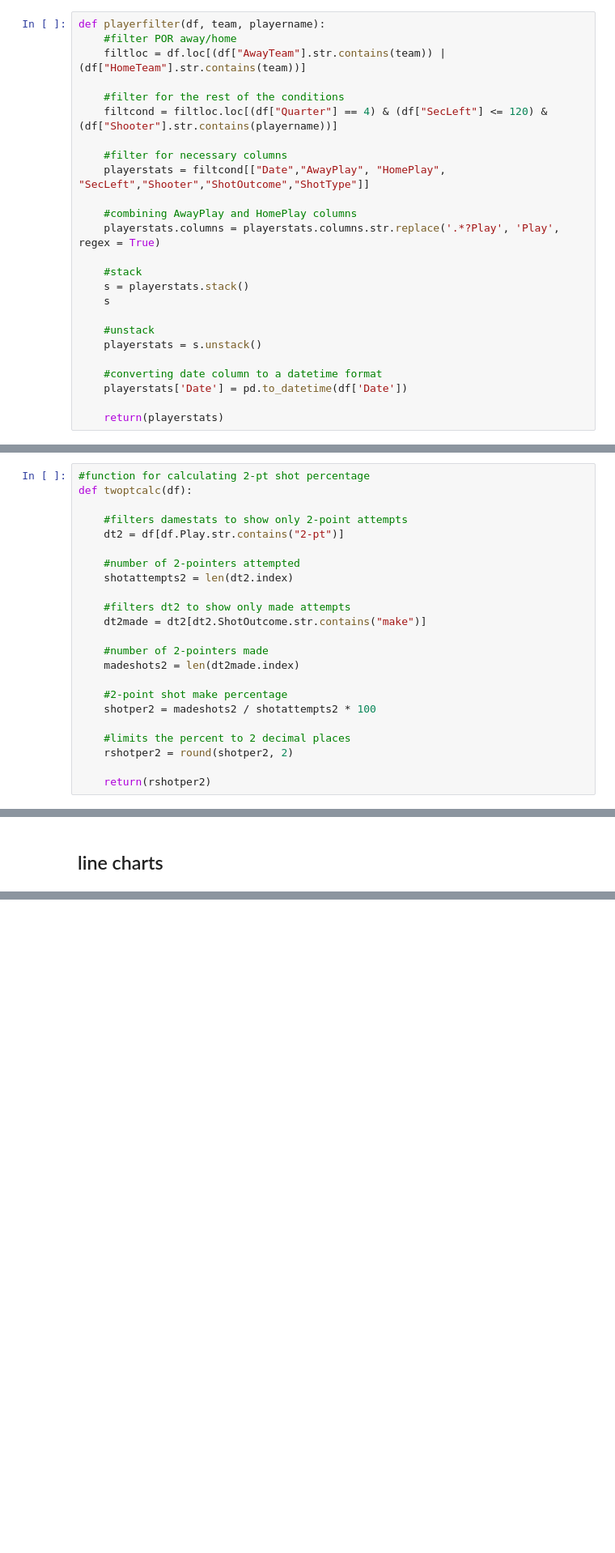
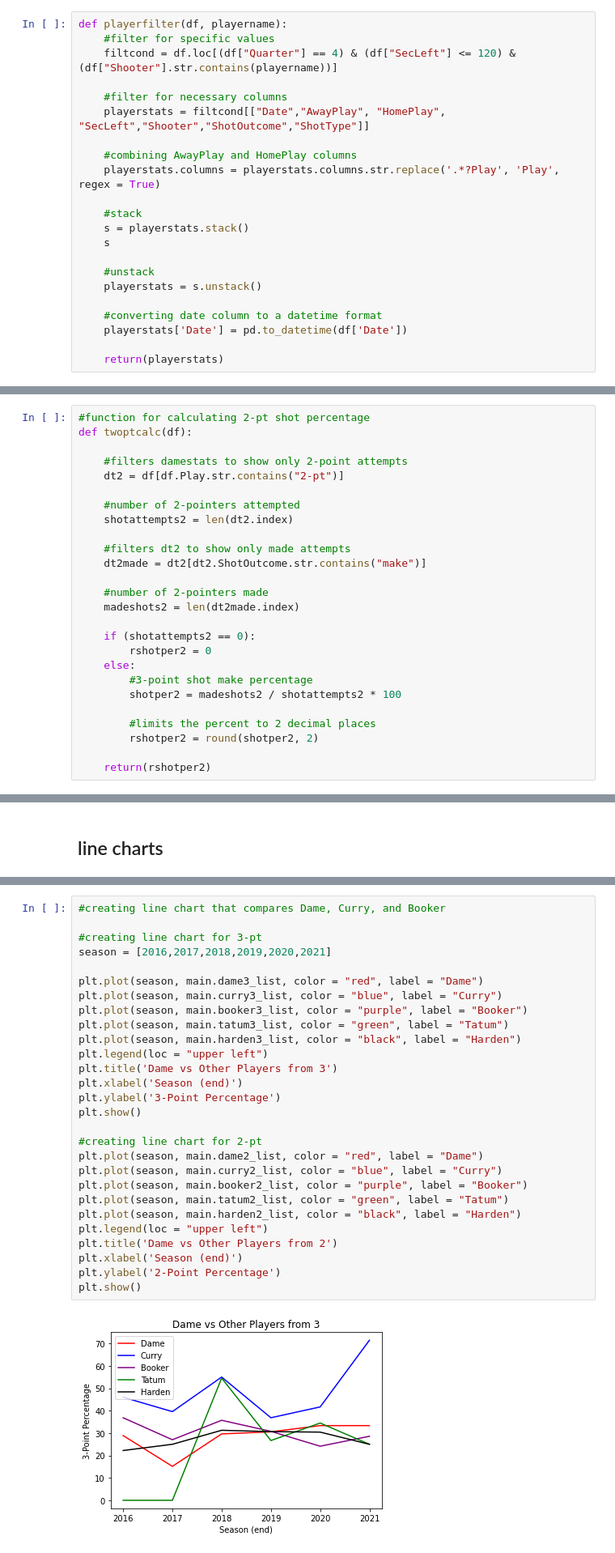
Before and after one commit to VictorTu2/DameTime, a Jupyter notebook: DameTime Compared to Other Players.ipynb, the cells around one changed output, grey strips where cells are left out. Shown: that part at 81% size. Cells and saved outputs as stored; diff of their text form; blank space fills up the shorter version.

```diff
--- a/DameTime Compared to Other Players.ipynb
+++ b/DameTime Compared to Other Players.ipynb
@@ -23,12 +23,9 @@ df = pd.read_csv("/Users/victortu/Desktop/Python Projects/DameTime/Generated csv
 # %% [markdown]
 ## filtering original csv for necessary player data
 # %%
-def playerfilter(df, team, playername):
-    #filter POR away/home
-    filtloc = df.loc[(df["AwayTeam"].str.contains(team)) | (df["HomeTeam"].str.contains(team))]
-
-    #filter for the rest of the conditions
-    filtcond = filtloc.loc[(df["Quarter"] == 4) & (df["SecLeft"] <= 120) & (df["Shooter"].str.contains(playername))]
+def playerfilter(df, playername):
+    #filter for specific values
+    filtcond = df.loc[(df["Quarter"] == 4) & (df["SecLeft"] <= 120) & (df["Shooter"].str.contains(playername))]
 
     #filter for necessary columns
     playerstats = filtcond[["Date","AwayPlay", "HomePlay", "SecLeft","Shooter","ShotOutcome","ShotType"]]
@@ -180,11 +180,14 @@ def twoptcalc(df):
     #number of 2-pointers made
     madeshots2 = len(dt2made.index)
 
-    #2-point shot make percentage
-    shotper2 = madeshots2 / shotattempts2 * 100
+    if (shotattempts2 == 0):
+        rshotper2 = 0
+    else:
+        #3-point shot make percentage
+        shotper2 = madeshots2 / shotattempts2 * 100
 
-    #limits the percent to 2 decimal places
-    rshotper2 = round(shotper2, 2)
+        #limits the percent to 2 decimal places
+        rshotper2 = round(shotper2, 2)
 
     return(rshotper2)
 # %%
@@ -366,0 +371,30 @@ plt.show()
+# %%
+#creating line chart that compares Dame, Curry, and Booker
+
+#creating line chart for 3-pt
+season = [2016,2017,2018,2019,2020,2021]
+
+plt.plot(season, main.dame3_list, color = "red", label = "Dame")
+plt.plot(season, main.curry3_list, color = "blue", label = "Curry")
+plt.plot(season, main.booker3_list, color = "purple", label = "Booker")
+plt.plot(season, main.tatum3_list, color = "green", label = "Tatum")
+plt.plot(season, main.harden3_list, color = "black", label = "Harden")
+plt.legend(loc = "upper left")
+plt.title('Dame vs Other Players from 3')
+plt.xlabel('Season (end)')
+plt.ylabel('3-Point Percentage')
+plt.show()
+
+#creating line chart for 2-pt
+plt.plot(season, main.dame2_list, color = "red", label = "Dame")
+plt.plot(season, main.curry2_list, color = "blue", label = "Curry")
+plt.plot(season, main.booker2_list, color = "purple", label = "Booker")
+plt.plot(season, main.tatum2_list, color = "green", label = "Tatum")
+plt.plot(season, main.harden2_list, color = "black", label = "Harden")
+plt.legend(loc = "upper left")
+plt.title('Dame vs Other Players from 2')
+plt.xlabel('Season (end)')
+plt.ylabel('2-Point Percentage')
+plt.show()
+# %% [output]
+[figure, added]
```
Also changed, not shown: parts of 6 cells of this notebook.
